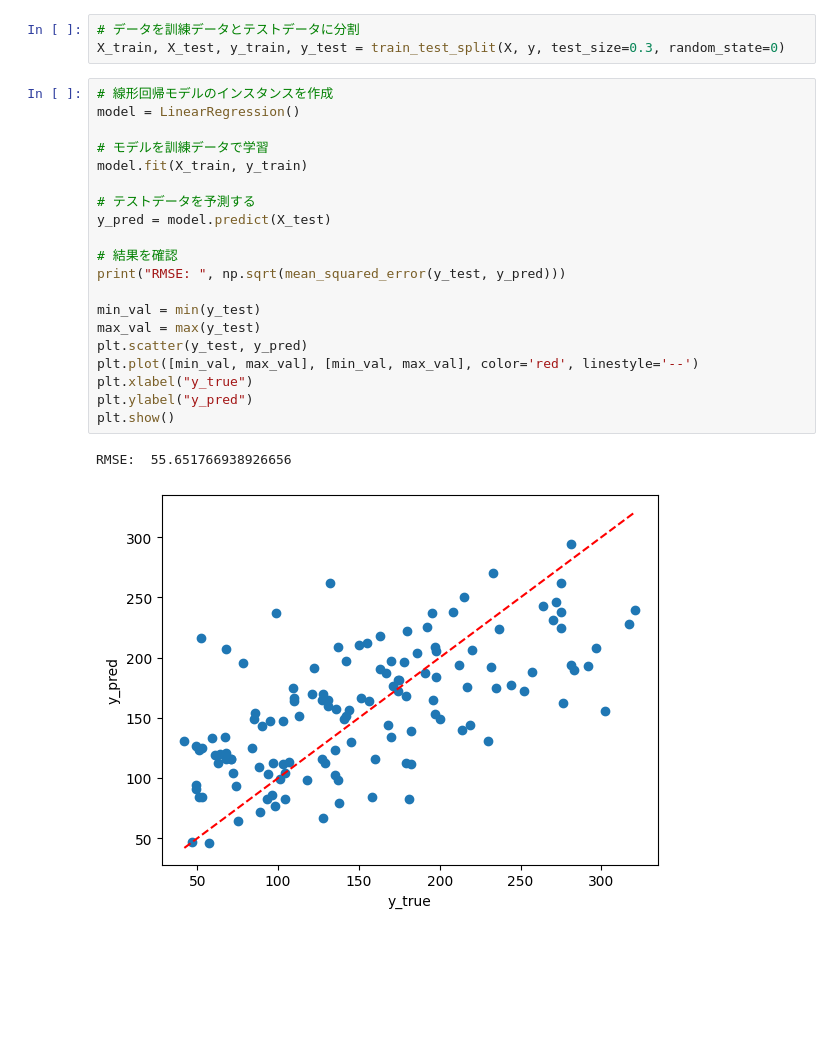
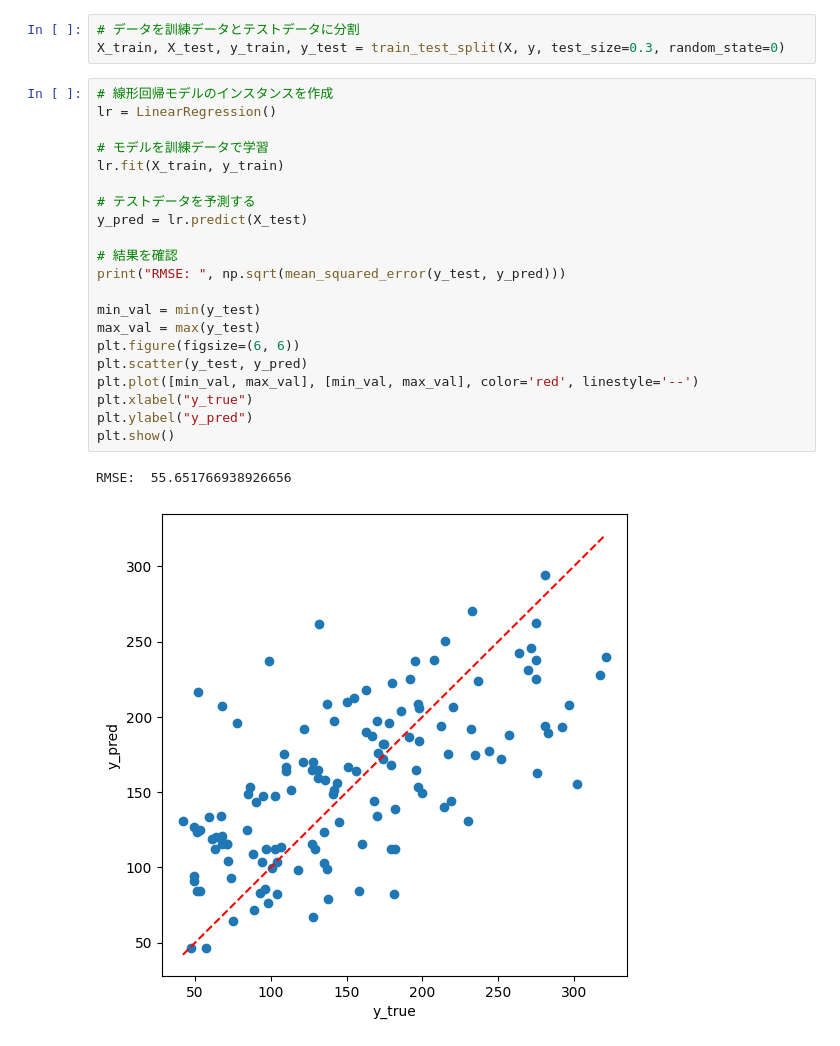
Before and after one commit to KodaiS/ML-study, a Jupyter notebook: basic_classification_and_regression.ipynb, the cells around one changed output. Cells and saved outputs as stored; diff of their text form; blank space fills up the shorter version.

```diff
--- a/basic_classification_and_regression.ipynb
+++ b/basic_classification_and_regression.ipynb
@@ -200,27 +200,28 @@ plt.show()
 X_train, X_test, y_train, y_test = train_test_split(X, y, test_size=0.3, random_state=0)
 # %%
 # 線形回帰モデルのインスタンスを作成
-model = LinearRegression()
+lr = LinearRegression()
 
 # モデルを訓練データで学習
-model.fit(X_train, y_train)
+lr.fit(X_train, y_train)
 
 # テストデータを予測する
-y_pred = model.predict(X_test)
+y_pred = lr.predict(X_test)
 
 # 結果を確認
 print("RMSE: ", np.sqrt(mean_squared_error(y_test, y_pred)))
 
 min_val = min(y_test)
 max_val = max(y_test)
+plt.figure(figsize=(6, 6))
 plt.scatter(y_test, y_pred)
 plt.plot([min_val, max_val], [min_val, max_val], color='red', linestyle='--')
 plt.xlabel("y_true")
 plt.ylabel("y_pred")
 plt.show()
 # %% [output]
 RMSE:  55.651766938926656
-[figure, old version]
+[figure, new version]
 # %%
 # PCAで次元削減する (10 -> 5)
 pca = PCA(n_components=5)
```
Also changed, not shown: parts of 5 cells of this notebook.
